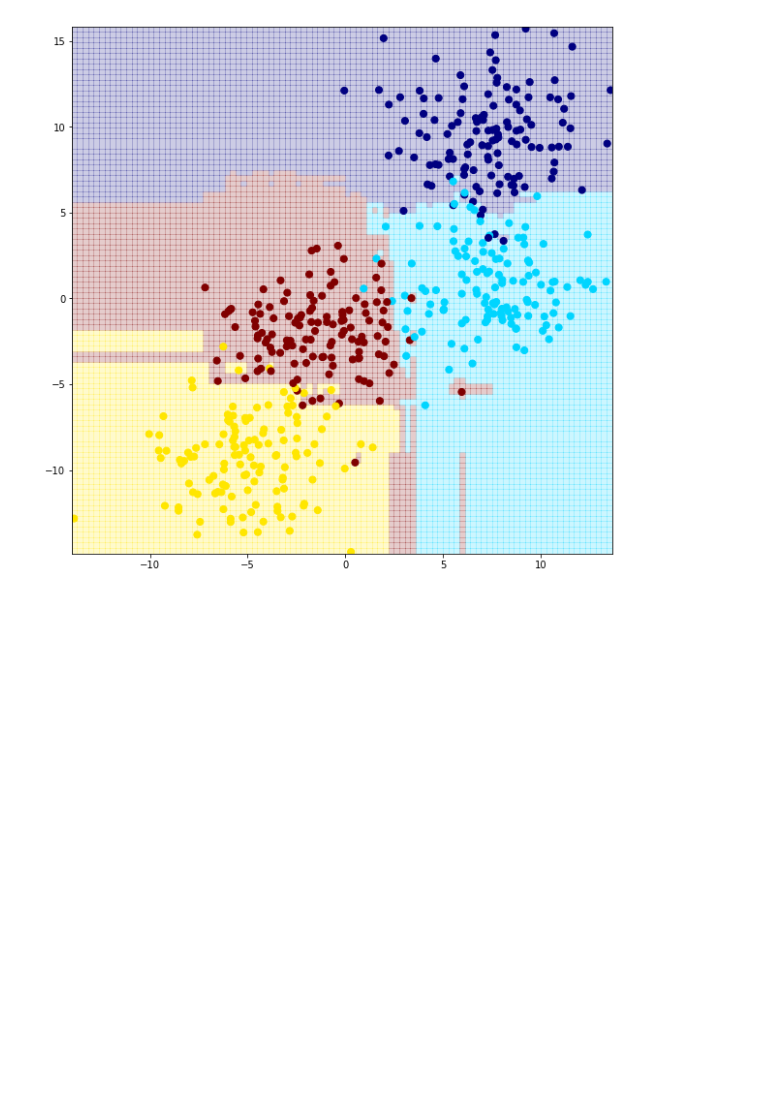
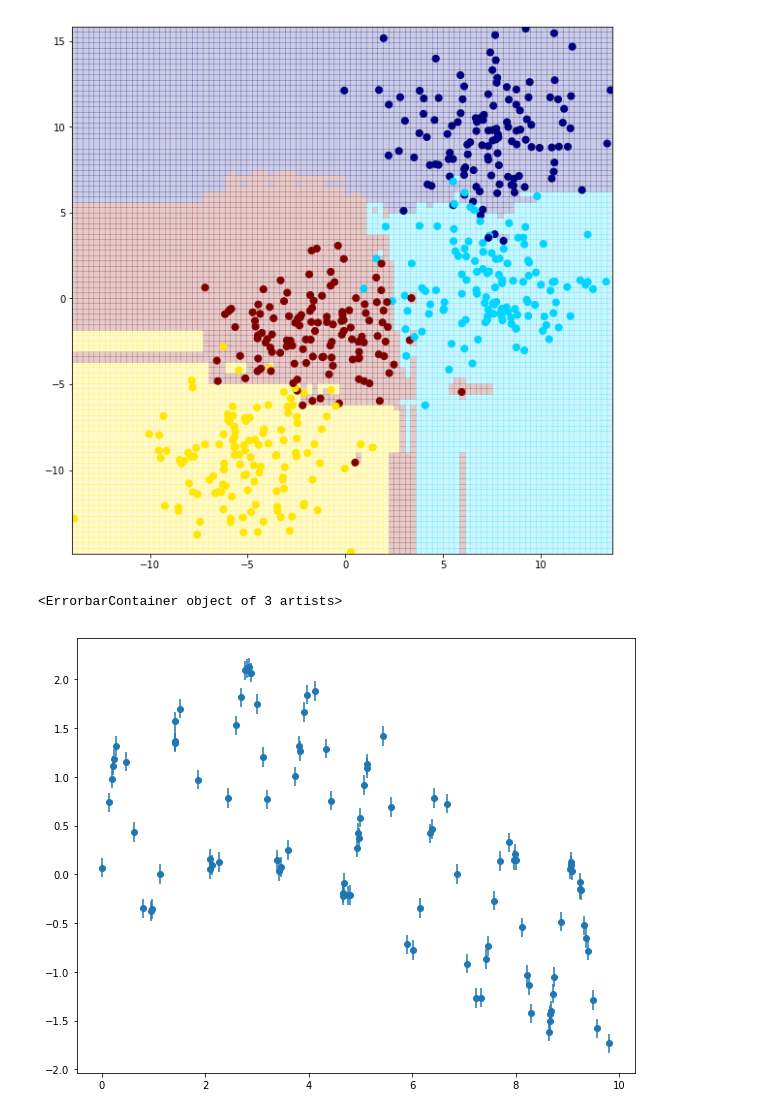
Before and after one commit to MikaylaRobinson/Learning-Python-For-Data-Analysis-And-Visualization, a Jupyter notebook: Section_10_Machine_Learning/Decision Trees and Random Forests.ipynb, the cells around one changed output. Drawn from its saved outputs; the diff is of its cells as text; code cells hidden in the pictures; blank space fills up the shorter version.

Commit message:
Adding notes for random forests

```diff
--- a/Section_10_Machine_Learning/Decision Trees and Random Forests.ipynb
+++ b/Section_10_Machine_Learning/Decision Trees and Random Forests.ipynb
@@ -109,3 +109,18 @@ clf= RandomForestClassifier(n_estimators=100,random_state=0)
 visualize_tree(clf,X,y,boundaries=False)
 # %% [output]
 [figure]
+# %%
+# Random forests as a regression technique
+x= 10 * np.random.rand(100)
+# %%
+def sin_model(x,sigma=0.2):
+    noise = sigma * np.random.rand(len(x))
+    return np.sin(5*x) + np.sin(0.5 * x) + noise
+# %%
+y = sin_model(x)
+# %%
+plt.figure(figsize=(10,8))
+plt.errorbar(x,y,0.1,fmt='o')
+# %% [output]
+<ErrorbarContainer object of 3 artists>
+[figure, added]
```
Also changed, not shown: parts of 4 cells of this notebook.
